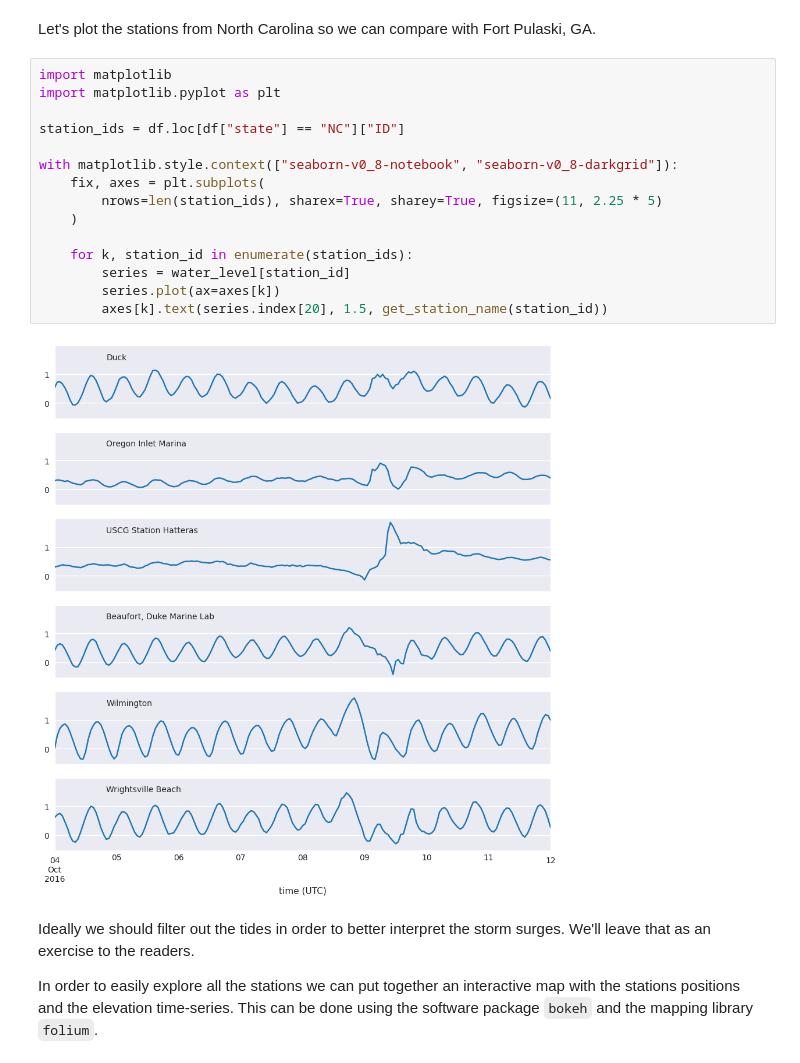
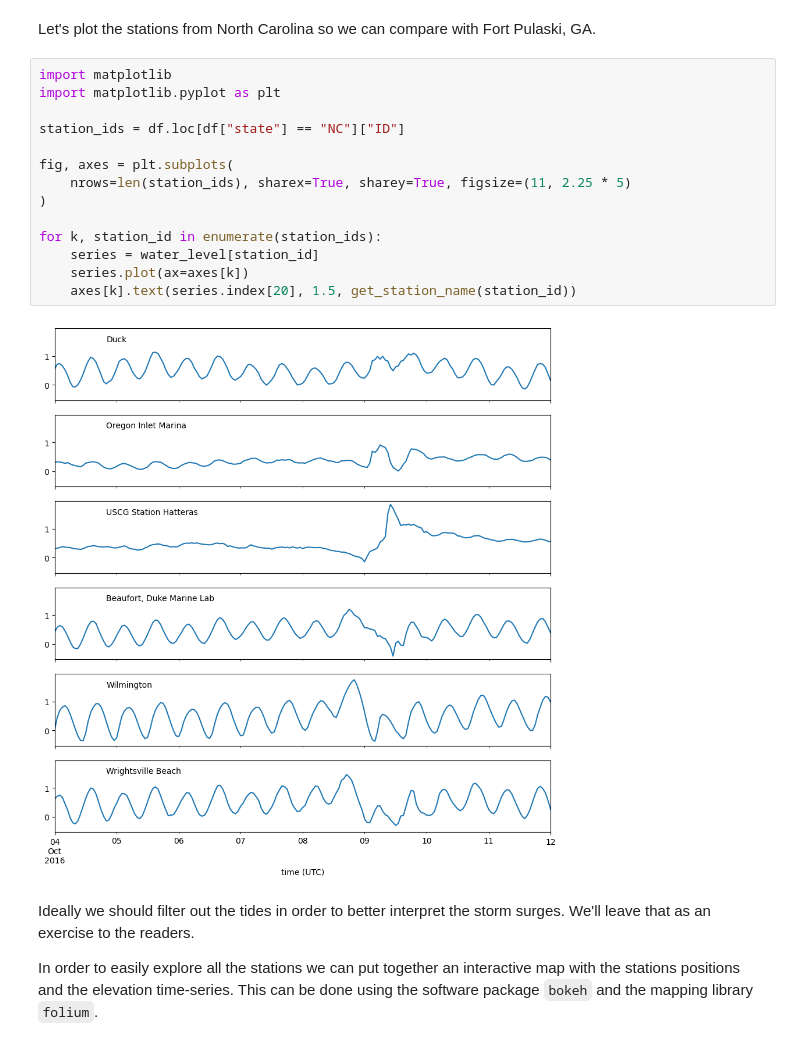
Before and after one commit to ioos/ioos_code_lab, a Jupyter notebook: jupyterbook/content/code_gallery/data_access_notebooks/2016-10-12-fetching_data.ipynb, the cells around one changed output. Saved outputs shown, nothing was run; the diff lists cells and outputs as text.

Commit message:
don't use seaborn style

```diff
--- a/jupyterbook/content/code_gallery/data_access_notebooks/2016-10-12-fetching_data.ipynb
+++ b/jupyterbook/content/code_gallery/data_access_notebooks/2016-10-12-fetching_data.ipynb
@@ -240,20 +240,19 @@ Let's plot the stations from North Carolina so we can compare with Fort Pulaski,
 # %%
 import matplotlib
 import matplotlib.pyplot as plt
 
 station_ids = df.loc[df["state"] == "NC"]["ID"]
 
-with matplotlib.style.context(["seaborn-v0_8-notebook", "seaborn-v0_8-darkgrid"]):
-    fix, axes = plt.subplots(
-        nrows=len(station_ids), sharex=True, sharey=True, figsize=(11, 2.25 * 5)
-    )
+fig, axes = plt.subplots(
+    nrows=len(station_ids), sharex=True, sharey=True, figsize=(11, 2.25 * 5)
+)
 
-    for k, station_id in enumerate(station_ids):
-        series = water_level[station_id]
-        series.plot(ax=axes[k])
-        axes[k].text(series.index[20], 1.5, get_station_name(station_id))
+for k, station_id in enumerate(station_ids):
+    series = water_level[station_id]
+    series.plot(ax=axes[k])
+    axes[k].text(series.index[20], 1.5, get_station_name(station_id))
 # %% [output]
-[figure, old version]
+[figure, new version]
 # %% [markdown]
 Ideally we should filter out the tides in order to better interpret the storm surges.
 We'll leave that as an exercise to the readers.
```
Also changed, not shown: parts of 1 cell of this notebook.
